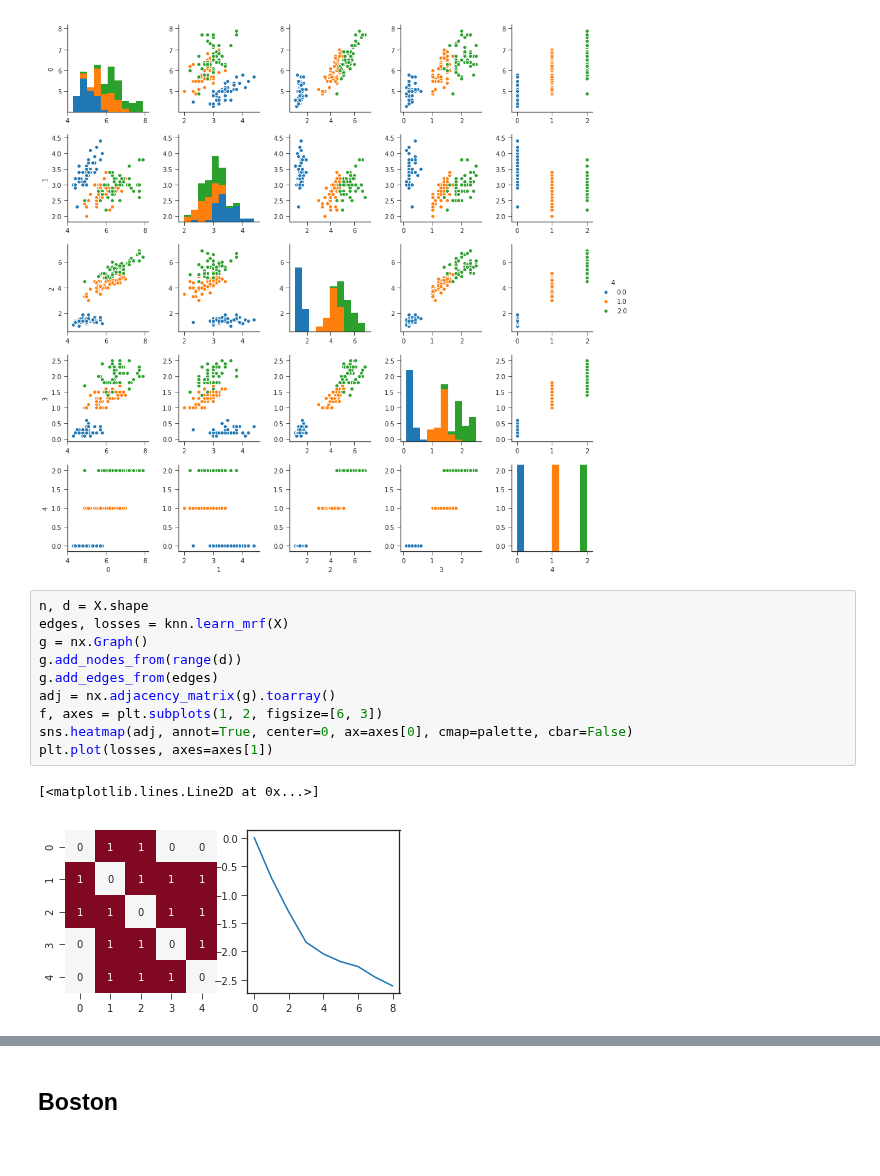
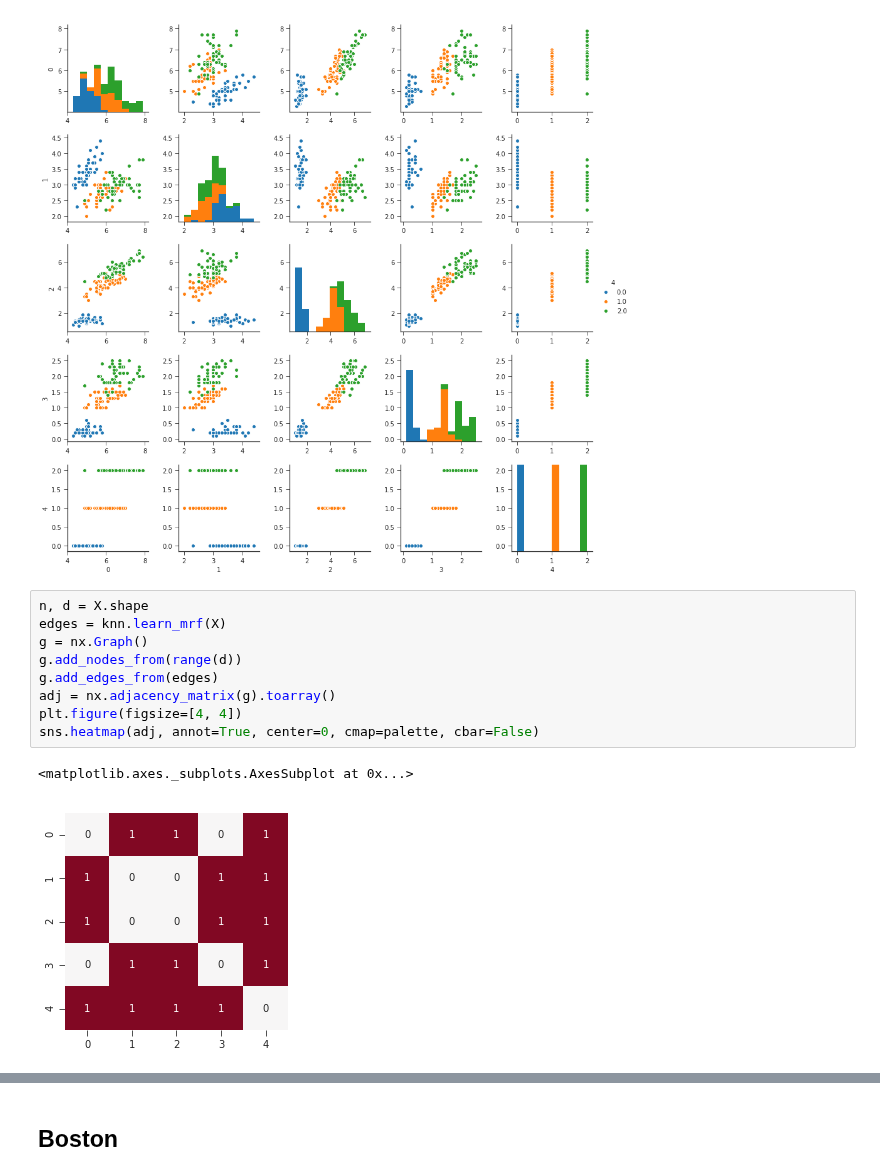
Before and after one commit to y-takashina/density_ratio, a Jupyter notebook: cmi-estimation-performance.ipynb, the cells around one changed output, grey strips where cells are left out. Cells and saved outputs as stored; diff of their text form; blank space fills up the shorter version.

```diff
--- a/cmi-estimation-performance.ipynb
+++ b/cmi-estimation-performance.ipynb
@@ -287,16 +268,15 @@ plt.savefig('output/pair-iris.pdf', format='pdf')
 [figure]
 # %%
 n, d = X.shape
-edges, losses = knn.learn_mrf(X)
+edges = knn.learn_mrf(X)
 g = nx.Graph()
 g.add_nodes_from(range(d))
 g.add_edges_from(edges)
 adj = nx.adjacency_matrix(g).toarray()
-f, axes = plt.subplots(1, 2, figsize=[6, 3])
-sns.heatmap(adj, annot=True, center=0, ax=axes[0], cmap=palette, cbar=False)
-plt.plot(losses, axes=axes[1])
+plt.figure(figsize=[4, 4])
+sns.heatmap(adj, annot=True, center=0, cmap=palette, cbar=False)
 # %% [output]
-[<matplotlib.lines.Line2D at 0x...>]
+<matplotlib.axes._subplots.AxesSubplot at 0x...>
-[figure, old version]
+[figure, new version]
 # %%
 n, d = X.shape
```
Also changed, not shown: parts of 18 cells of this notebook, 6 other files.
